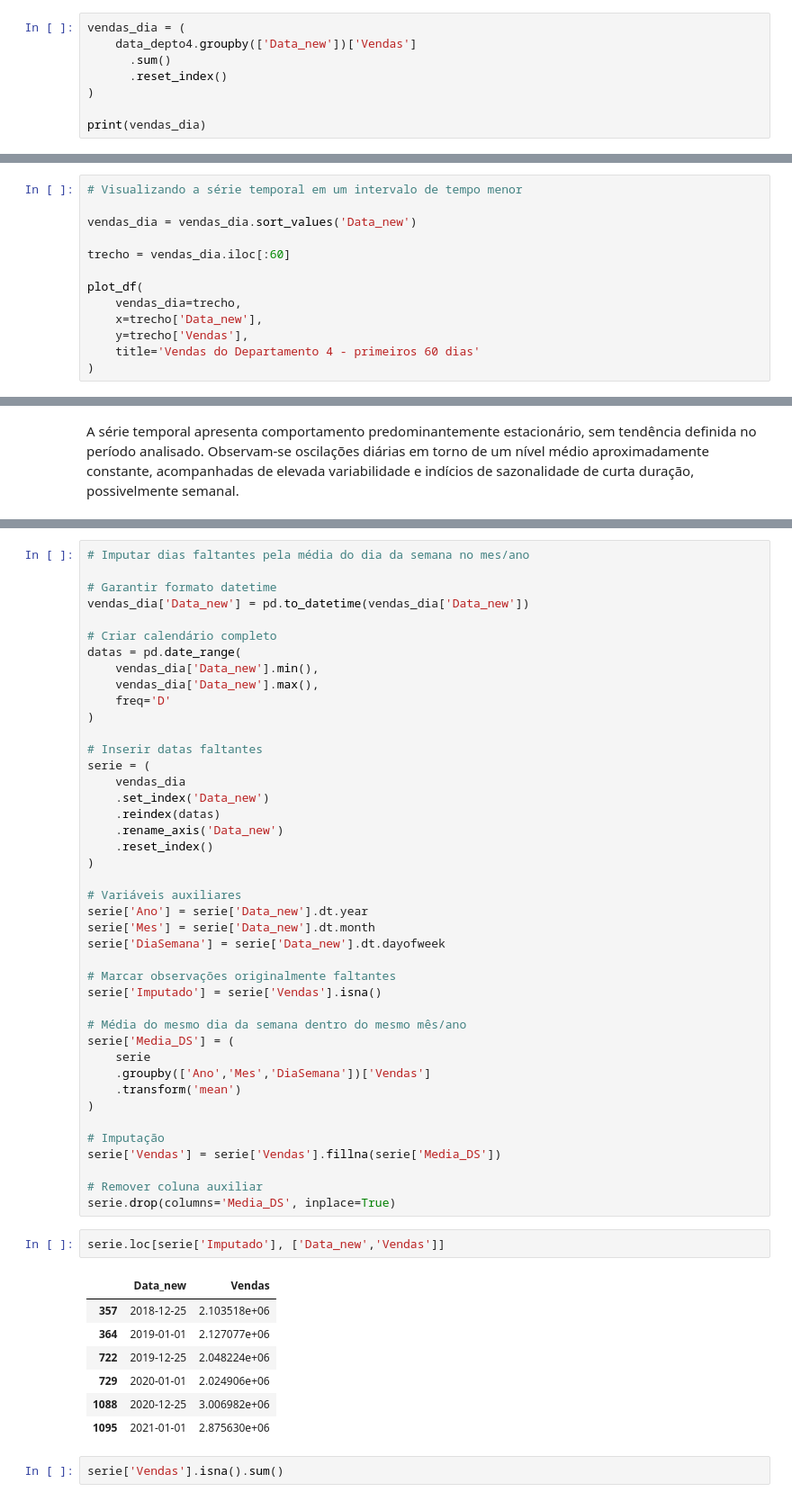
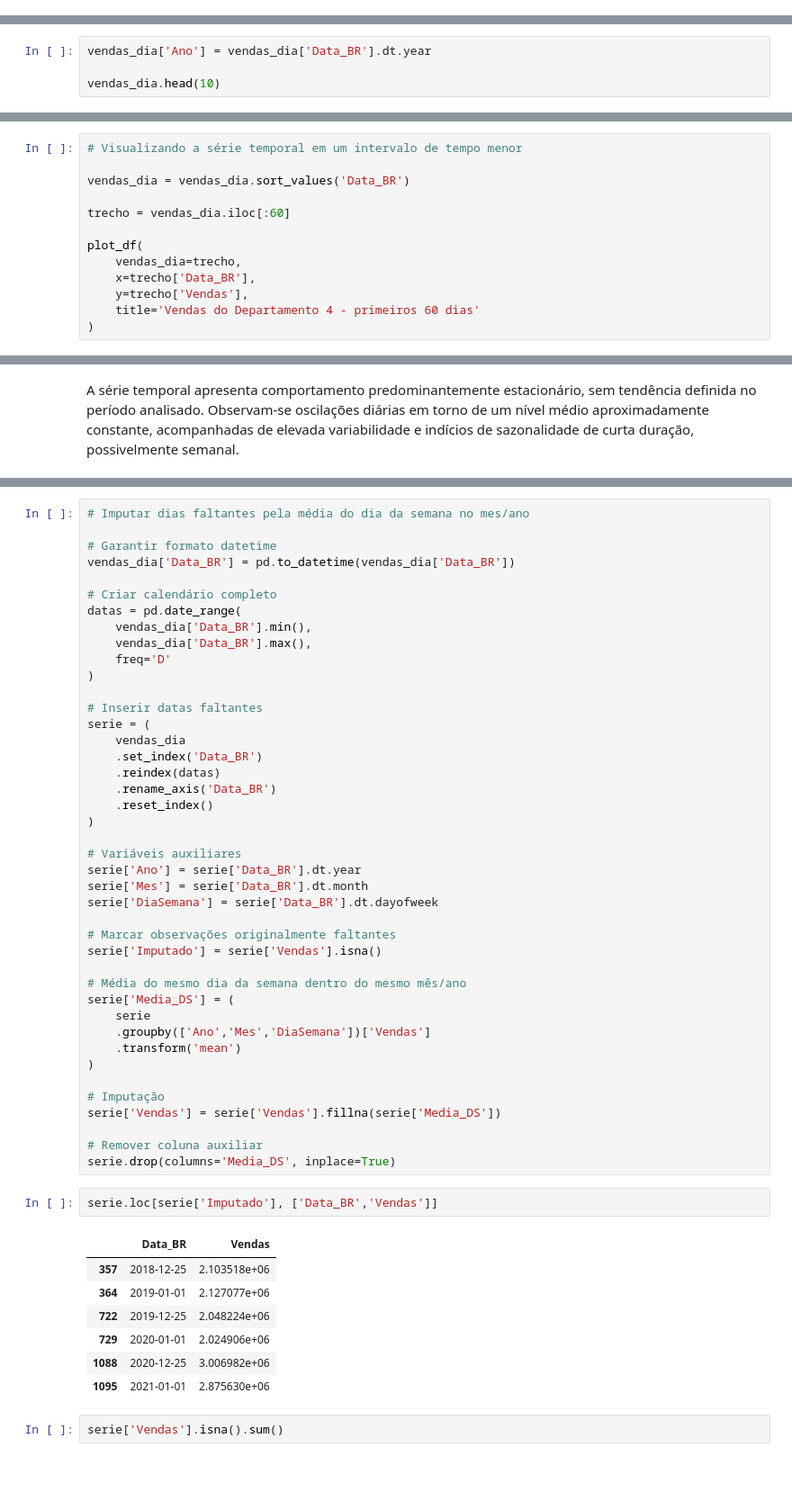
Before and after one commit to JMCVALE/ASN-ROCKS-, a Jupyter notebook: SERIES_TEMPORAIS_Previsão_de_Vendas_diarias.ipynb, the cells around one changed output, grey strips where cells are left out. Shown at 90% size. Cells and saved outputs as stored; diff of their text form; blank space fills up the shorter version.

```diff
--- a/SERIES_TEMPORAIS_Previsão_de_Vendas_diarias.ipynb
+++ b/SERIES_TEMPORAIS_Previsão_de_Vendas_diarias.ipynb
@@ -159,8 +237,0 @@ data_depto4['Vendas'] = (
-# %%
-vendas_dia = (
-    data_depto4.groupby(['Data_new'])['Vendas']
-      .sum()
-      .reset_index()
-)
-
-print(vendas_dia)
@@ -181,0 +253,4 @@ print(vendas_dia)
+# %%
+vendas_dia['Ano'] = vendas_dia['Data_BR'].dt.year
+
+vendas_dia.head(10)
@@ -195,13 +311,13 @@ plot_df(vendas_dia=vendas_dia, x=vendas_dia.Data_new, y=vendas_dia.Vendas,
 # %%
 # Visualizando a série temporal em um intervalo de tempo menor
 
-vendas_dia = vendas_dia.sort_values('Data_new')
+vendas_dia = vendas_dia.sort_values('Data_BR')
 
 trecho = vendas_dia.iloc[:60]
 
 plot_df(
     vendas_dia=trecho,
-    x=trecho['Data_new'],
+    x=trecho['Data_BR'],
     y=trecho['Vendas'],
     title='Vendas do Departamento 4 - primeiros 60 dias'
 )
@@ -241,28 +357,28 @@ Quantidade de dias faltantes: 6
 # Imputar dias faltantes pela média do dia da semana no mes/ano
 
 # Garantir formato datetime
-vendas_dia['Data_new'] = pd.to_datetime(vendas_dia['Data_new'])
+vendas_dia['Data_BR'] = pd.to_datetime(vendas_dia['Data_BR'])
 
 # Criar calendário completo
 datas = pd.date_range(
-    vendas_dia['Data_new'].min(),
-    vendas_dia['Data_new'].max(),
+    vendas_dia['Data_BR'].min(),
+    vendas_dia['Data_BR'].max(),
     freq='D'
 )
 
 # Inserir datas faltantes
 serie = (
     vendas_dia
-    .set_index('Data_new')
+    .set_index('Data_BR')
     .reindex(datas)
-    .rename_axis('Data_new')
+    .rename_axis('Data_BR')
     .reset_index()
 )
 
 # Variáveis auxiliares
-serie['Ano'] = serie['Data_new'].dt.year
-serie['Mes'] = serie['Data_new'].dt.month
-serie['DiaSemana'] = serie['Data_new'].dt.dayofweek
+serie['Ano'] = serie['Data_BR'].dt.year
+serie['Mes'] = serie['Data_BR'].dt.month
+serie['DiaSemana'] = serie['Data_BR'].dt.dayofweek
 
 # Marcar observações originalmente faltantes
 serie['Imputado'] = serie['Vendas'].isna()
@@ -280,9 +396,9 @@ serie['Vendas'] = serie['Vendas'].fillna(serie['Media_DS'])
 # Remover coluna auxiliar
 serie.drop(columns='Media_DS', inplace=True)
 # %%
-serie.loc[serie['Imputado'], ['Data_new','Vendas']]
+serie.loc[serie['Imputado'], ['Data_BR','Vendas']]
 # %% [output]
-|  | Data_new | Vendas |
+|  | Data_BR | Vendas |
 | 357 | 2018-12-25 | 2.103518e+06 |
 | 364 | 2019-01-01 | 2.127077e+06 |
 | 722 | 2019-12-25 | 2.048224e+06 |
```
Also changed, not shown: parts of 29 cells of this notebook.
